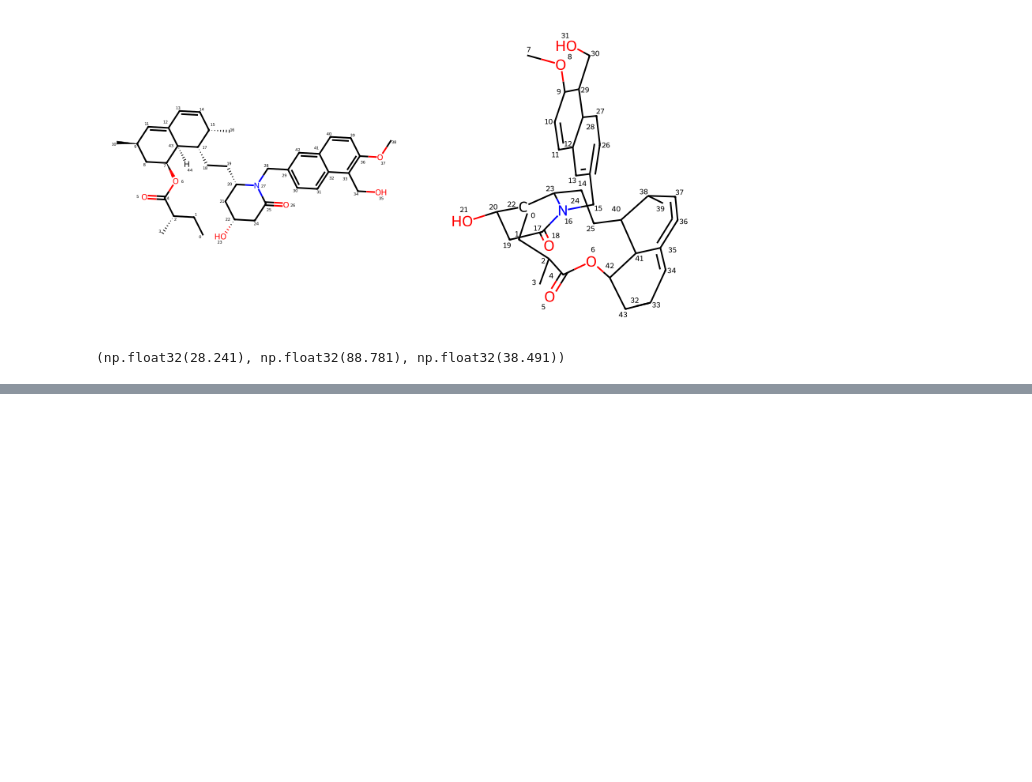
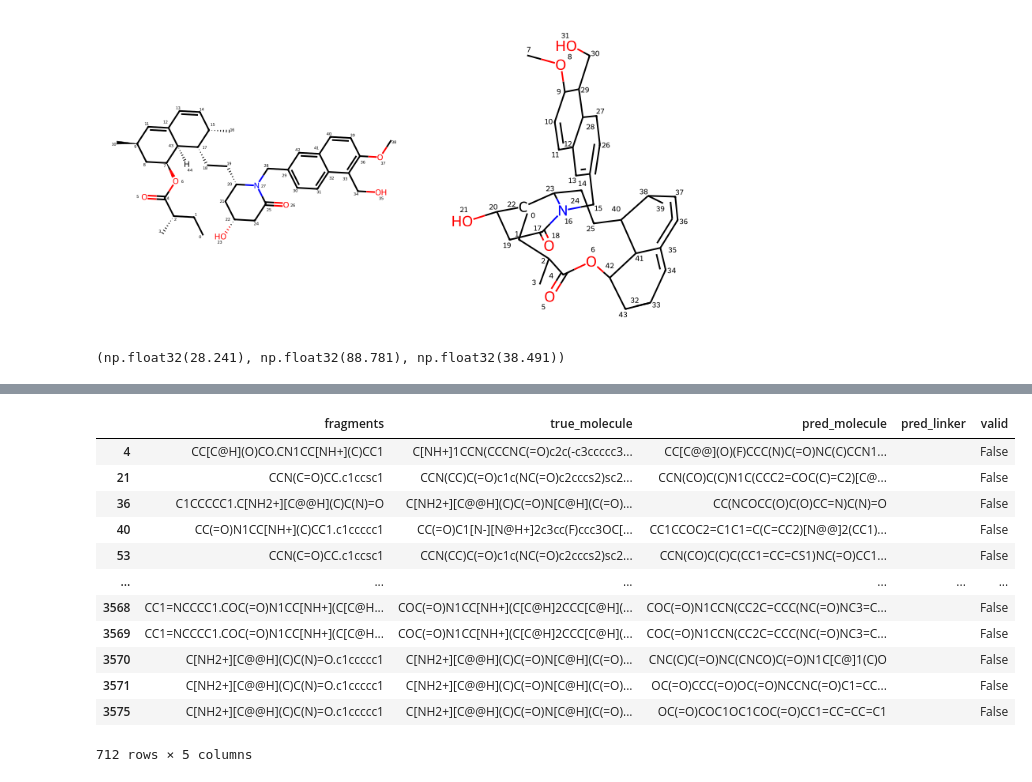
Before and after one commit to youqiao123/DiffLinker, a Jupyter notebook: debug.ipynb, the cells around one changed output, grey strips where cells are left out. Saved outputs shown, nothing was run; the diff lists cells and outputs as text; code cells hidden in the pictures; blank space fills up the shorter version.

```diff
--- a/debug.ipynb
+++ b/debug.ipynb
@@ -217,0 +215,18 @@ IDX2ATOMICNUM = {0: 6, 1: 8, 2: 7, 3: 9, 4: 16, 5: 17, 6: 35, 7: 53, 8: 15}
+# %%
+df = pd.DataFrame(data)
+error_list = df[df['valid']==False]
+error_list
+# %% [output]
+|  | fragments | true_molecule | pred_molecule | pred_linker | valid |
+| 4 | CC[C@H](O)CO.CN1CC[NH+](C)CC1 | C[NH+]1CCN(CCCNC(=O)c2c(-c3ccccc3... | CC[C@@](O)(F)CCC(N)C(=O)NC(C)CCN1... |  | False |
+| 21 | CCN(C=O)CC.c1ccsc1 | CCN(CC)C(=O)c1c(NC(=O)c2cccs2)sc2... | CCN(CO)C(C)N1C(CCC2=COC(C)=C2)[C@... |  | False |
+| 36 | C1CCCCC1.C[NH2+][C@@H](C)C(N)=O | C[NH2+][C@@H](C)C(=O)N[C@H](C(=O)... | CC(NCOCC(O)C(O)CC=N)C(N)=O |  | False |
+| 40 | CC(=O)N1CC[NH+](C)CC1.c1ccccc1 | CC(=O)C1[N-][N@H+]2c3cc(F)ccc3OC[... | CC1CCOC2=C1C1=C(C=CC2)[N@@]2(CC1)... |  | False |
+| 53 | CCN(C=O)CC.c1ccsc1 | CCN(CC)C(=O)c1c(NC(=O)c2cccs2)sc2... | CCN(CO)C(C)C(CC1=CC=CS1)NC(=O)CC1... |  | False |
+| ... | ... | ... | ... | ... | ... |
+| 3568 | CC1=NCCCC1.COC(=O)N1CC[NH+](C[C@H... | COC(=O)N1CC[NH+](C[C@H]2CCC[C@H](... | COC(=O)N1CCN(CC2C=CCC(NC(=O)NC3=C... |  | False |
+| 3569 | CC1=NCCCC1.COC(=O)N1CC[NH+](C[C@H... | COC(=O)N1CC[NH+](C[C@H]2CCC[C@H](... | COC(=O)N1CCN(CC2C=CCC(NC(=O)NC3=C... |  | False |
+| 3570 | C[NH2+][C@@H](C)C(N)=O.c1ccccc1 | C[NH2+][C@@H](C)C(=O)N[C@H](C(=O)... | CNC(C)C(=O)NC(CNCO)C(=O)N1C[C@]1(C)O |  | False |
+| 3571 | C[NH2+][C@@H](C)C(N)=O.c1ccccc1 | C[NH2+][C@@H](C)C(=O)N[C@H](C(=O)... | OC(=O)CCC(=O)OC(=O)NCCNC(=O)C1=CC... |  | False |
+| 3575 | C[NH2+][C@@H](C)C(N)=O.c1ccccc1 | C[NH2+][C@@H](C)C(=O)N[C@H](C(=O)... | OC(=O)COC1OC1COC(=O)CC1=CC=CC=C1 |  | False |
+712 rows × 5 columns
```
Also changed, not shown: parts of 15 cells of this notebook, 9 other files.
